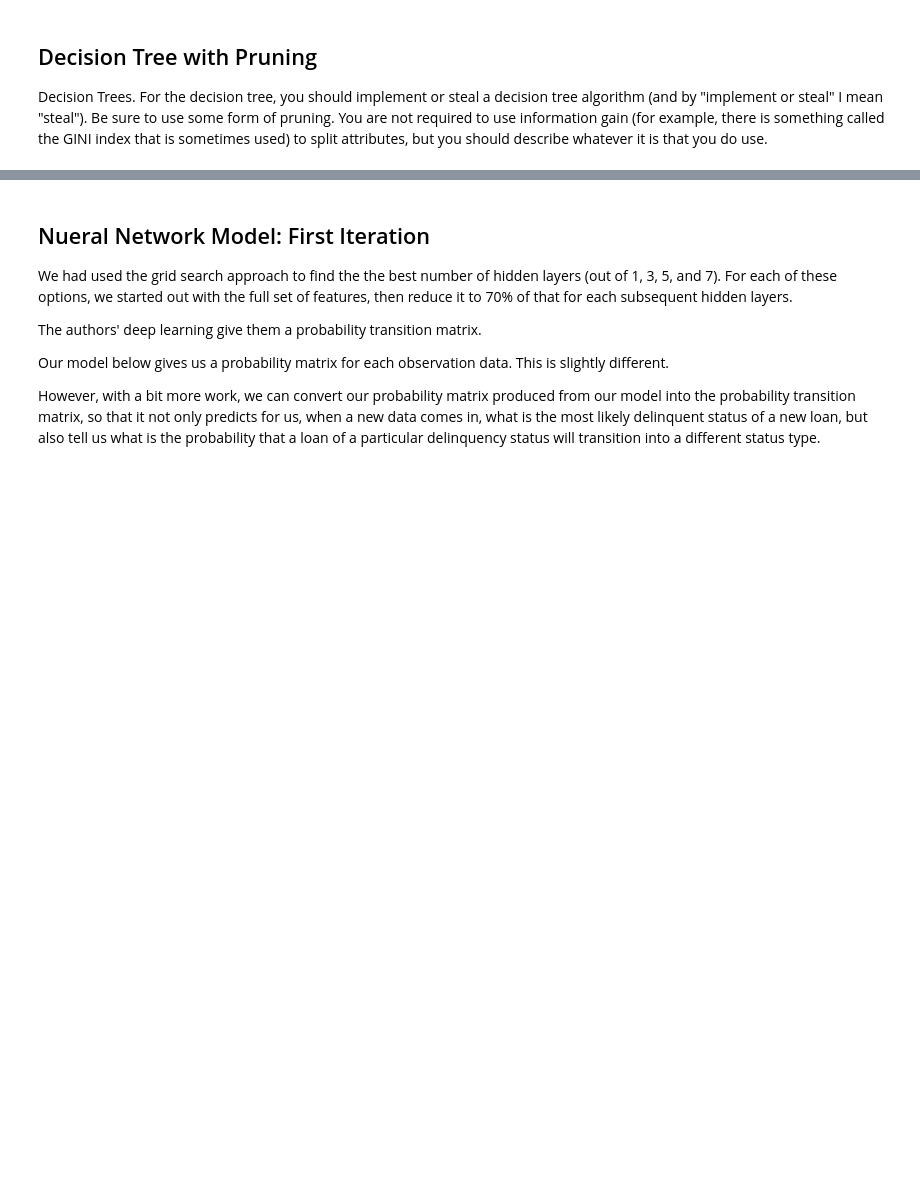
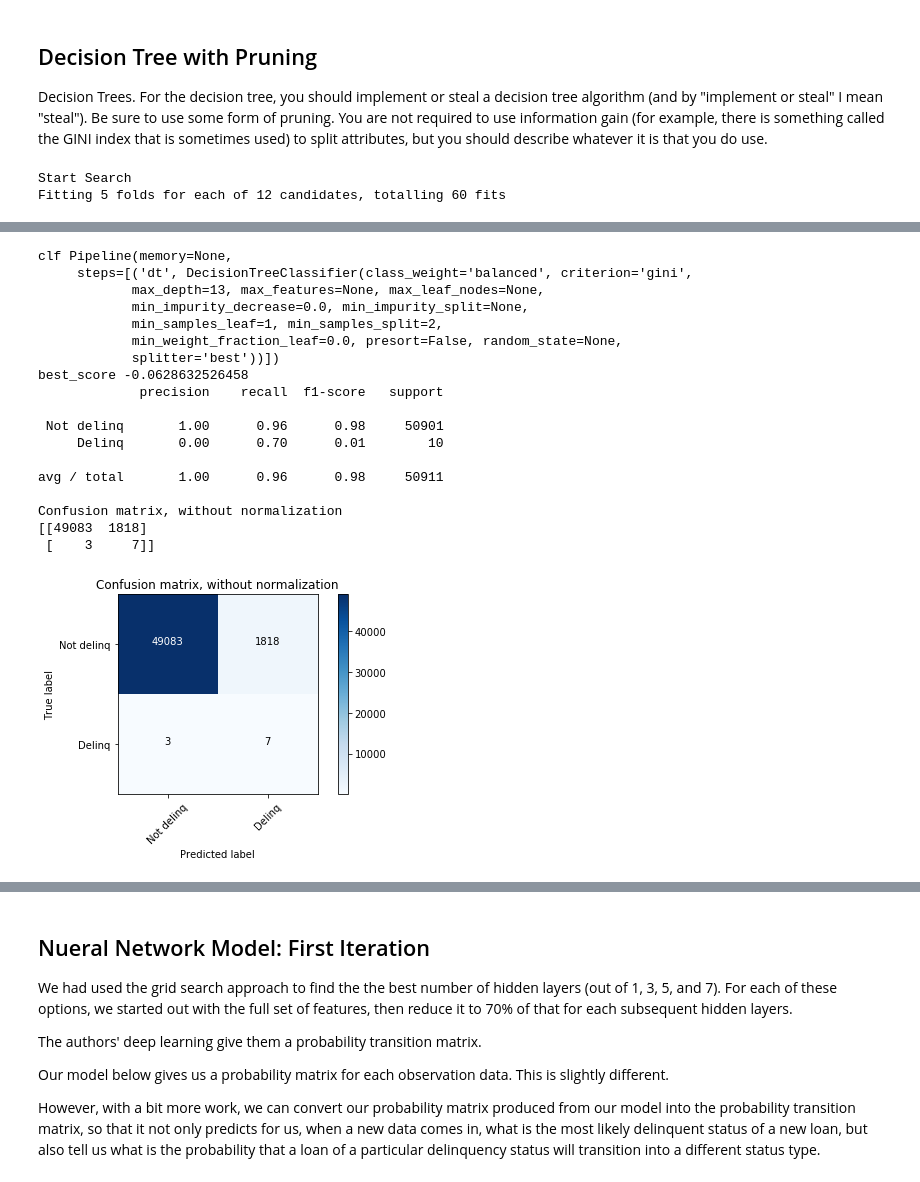
Before and after one commit to jehung/MachineLearning_models, a Jupyter notebook: ML_models_freddie.ipynb, the cells around one changed output, grey strips where cells are left out. Cells and saved outputs as stored; diff of their text form; code cells hidden in the pictures; blank space fills up the shorter version.

Commit message:
Refactor decision tree section of notebook

```diff
--- a/ML_models_freddie.ipynb
+++ b/ML_models_freddie.ipynb
@@ -205,2 +135,0 @@ def process_data_rev(data):
-# %%
-train, target = process_data(alldata)
@@ -258,16 +192,16 @@ Decision Trees. For the decision tree, you should implement or steal a decision
 raw.prev_delinq.value_counts()
 # %%
 def complexity_dt(X, y):
+    #X_train, y_train, X_test, y_test = train_test_split(X,y)
     X_train, X_test, y_train, y_test = train_test_split(X, y, random_state=778)
-    smote = SMOTE(ratio=1)
-    X_train_res, y_train_res = smote.fit_sample(X_train, y_train)
-    print('Start Decision Tree Search')
-    clf = tree.DecisionTreeClassifier(criterion='gini', class_weight='balanced')
-    pipe = Pipeline([('smote', smote), ('dt', clf)])
-    param_grid = {'dt__max_depth': [2, 3, 4, 5, 6, 7, 8]}
-    #sss = StratifiedShuffleSplit(n_splits=500, test_size=0.2)  ## no need for this given 50000 random sample
-    grid_search = GridSearchCV(estimator=pipe, param_grid=param_grid, n_jobs=6, cv=10, scoring='neg_log_loss',verbose=5)
-    grid_search.fit(X_train_res, y_train_res)
+    #smote = SMOTE(ratio=1)
+    #X_train_res, y_train_res = smote.fit_sample(X_train, y_train)
+    print('Start Search')
+    dt = DecisionTreeClassifier(class_weight='balanced')
+    pipe = Pipeline([('dt', dt)])
+    param_grid = {'dt__max_depth': [2, 3, 4, 5, 6, 7, 8, 9, 10, 11, 12, 13]}
+    grid_search = GridSearchCV(estimator=pipe, param_grid=param_grid, n_jobs=6, cv=5, scoring='neg_log_loss', verbose=5)
+    grid_search.fit(X_train, y_train)
     clf = grid_search.best_estimator_
     print('clf', clf)
     print('best_score', grid_search.best_score_)
@@ -280,7 +214,9 @@ def complexity_dt(X, y):
     plot_confusion_matrix(conf_mat, classes=target_names,
                       title='Confusion matrix, without normalization')
     plt.show()
-    return clf, clf.predict(X_train_res), y_pred
-
-
-dt, predict_dt, result_dt = complexity_dt(train, target)
+    return clf, clf.predict(X_train), y_pred
+# %%
+clf, score, mat = complexity_dt(train, target)
+# %% [output]
+Start Search
+Fitting 5 folds for each of 12 candidates, totalling 60 fits
@@ -287,2 +225,21 @@ dt, predict_dt, result_dt = complexity_dt(train, target)
+clf Pipeline(memory=None,
+     steps=[('dt', DecisionTreeClassifier(class_weight='balanced', criterion='gini',
+            max_depth=13, max_features=None, max_leaf_nodes=None,
+            min_impurity_decrease=0.0, min_impurity_split=None,
+            min_samples_leaf=1, min_samples_split=2,
+            min_weight_fraction_leaf=0.0, presort=False, random_state=None,
+            splitter='best'))])
+best_score -0.0628632526458
+             precision    recall  f1-score   support
+
+ Not delinq       1.00      0.96      0.98     50901
+     Delinq       0.00      0.70      0.01        10
+
+avg / total       1.00      0.96      0.98     50911
+
+Confusion matrix, without normalization
+[[49083  1818]
+ [    3     7]]
+[figure, added]
 # %%
 import scipy
```
Also changed, not shown: parts of 24 cells of this notebook.
